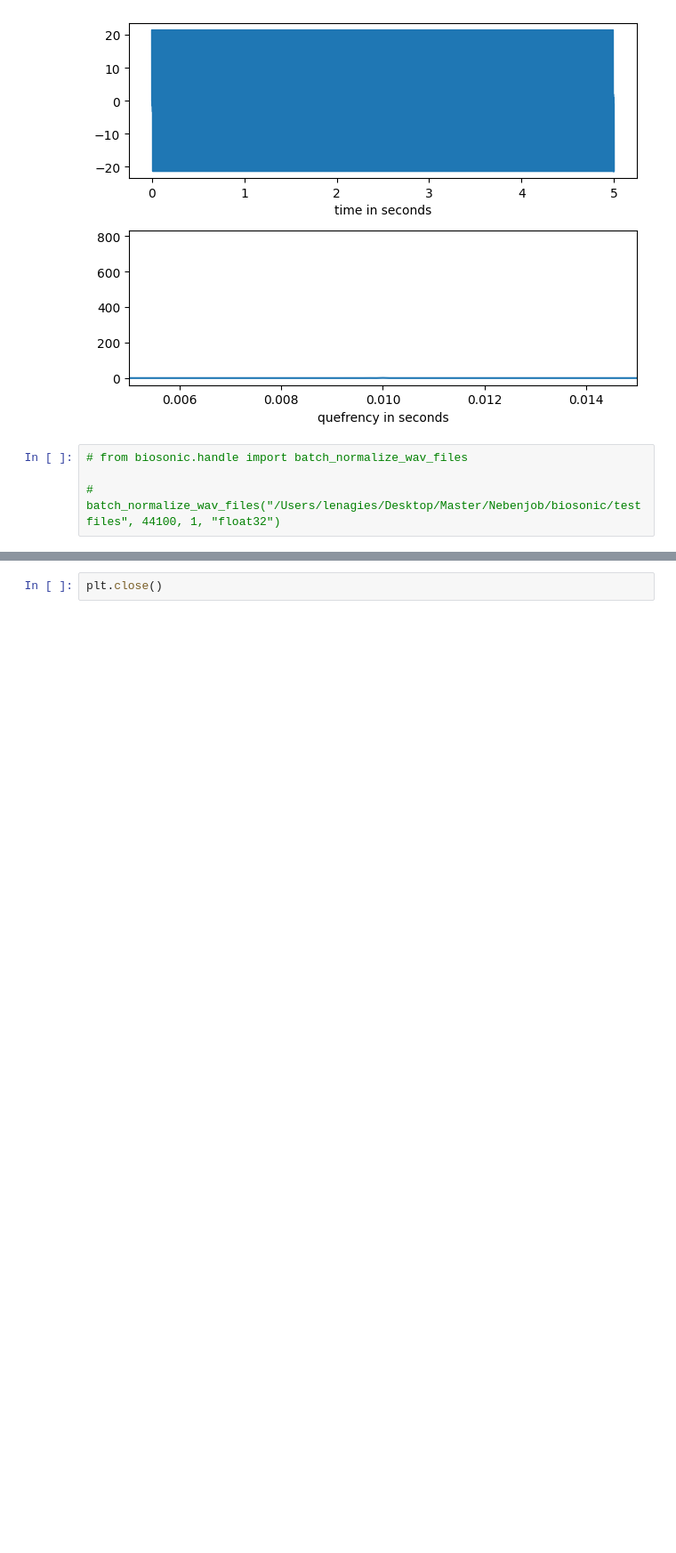
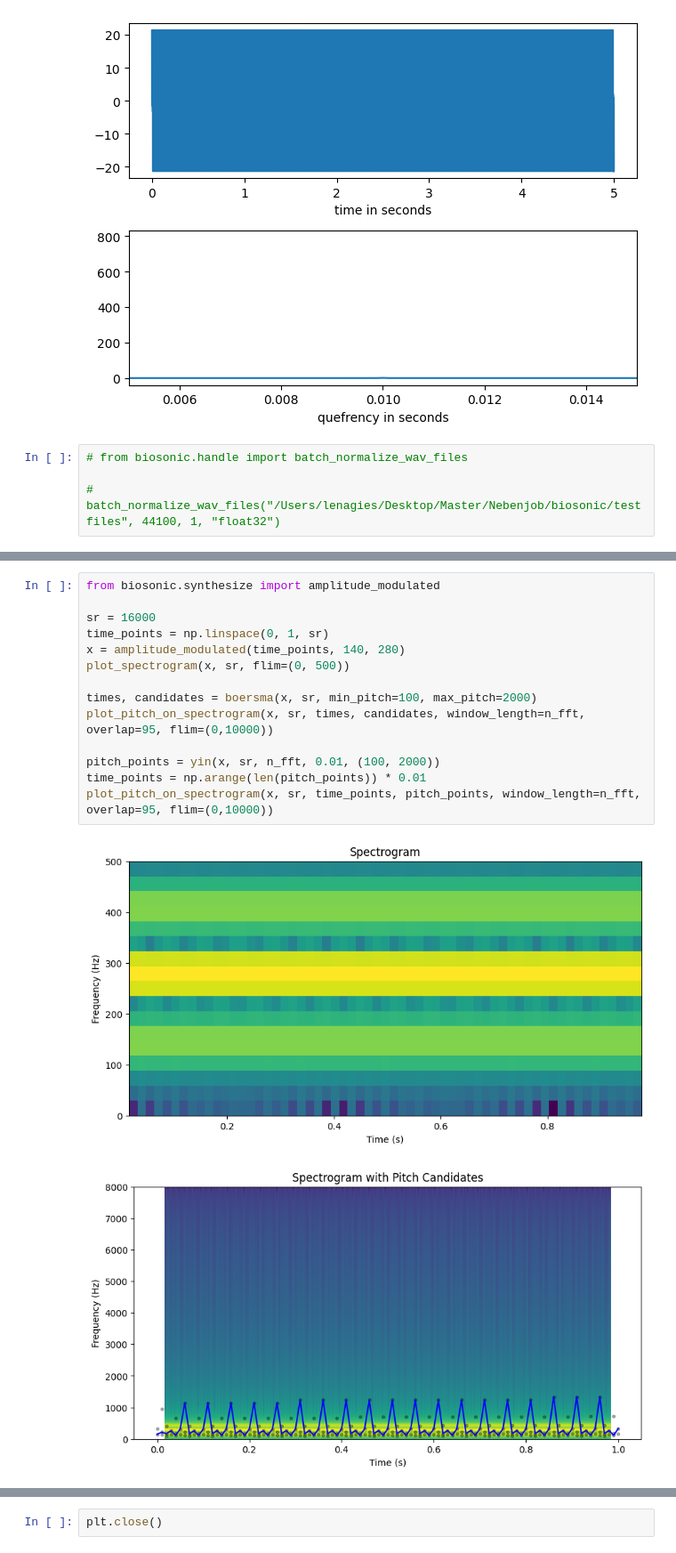
Before and after one commit to lgies23/biosonic, a Jupyter notebook: src/biosonic/test_plots.ipynb, the cells around one changed output, grey strips where cells are left out. Shown at 89% size. Saved outputs shown, nothing was run; the diff lists cells and outputs as text; blank space fills up the shorter version.

```diff
--- a/src/biosonic/test_plots.ipynb
+++ b/src/biosonic/test_plots.ipynb
@@ -154,0 +188,17 @@ plot_pitch_on_spectrogram(signal_.data, signal_.sr, time_points, candidates, win
+# %%
+from biosonic.synthesize import amplitude_modulated
+
+sr = 16000
+time_points = np.linspace(0, 1, sr)
+x = amplitude_modulated(time_points, 140, 280)
+plot_spectrogram(x, sr, flim=(0, 500))
+
+times, candidates = boersma(x, sr, min_pitch=100, max_pitch=2000)
+plot_pitch_on_spectrogram(x, sr, times, candidates, window_length=n_fft, overlap=95, flim=(0,10000))
+
+pitch_points = yin(x, sr, n_fft, 0.01, (100, 2000))
+time_points = np.arange(len(pitch_points)) * 0.01
+plot_pitch_on_spectrogram(x, sr, time_points, pitch_points, window_length=n_fft, overlap=95, flim=(0,10000))
+# %% [output]
+[figure, added]
+[figure, added]
```
Also changed, not shown: parts of 6 cells of this notebook, 5 other files.
